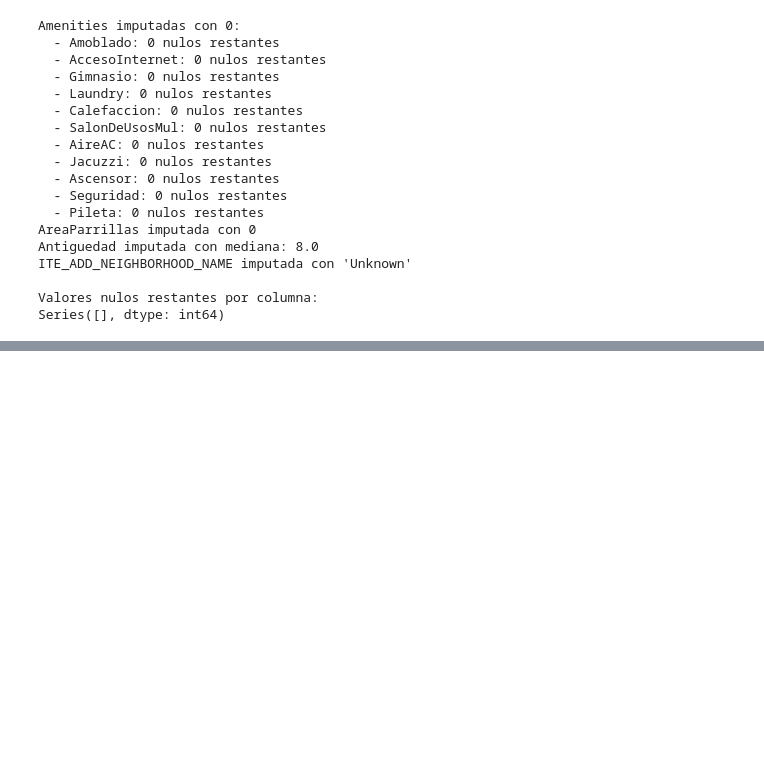
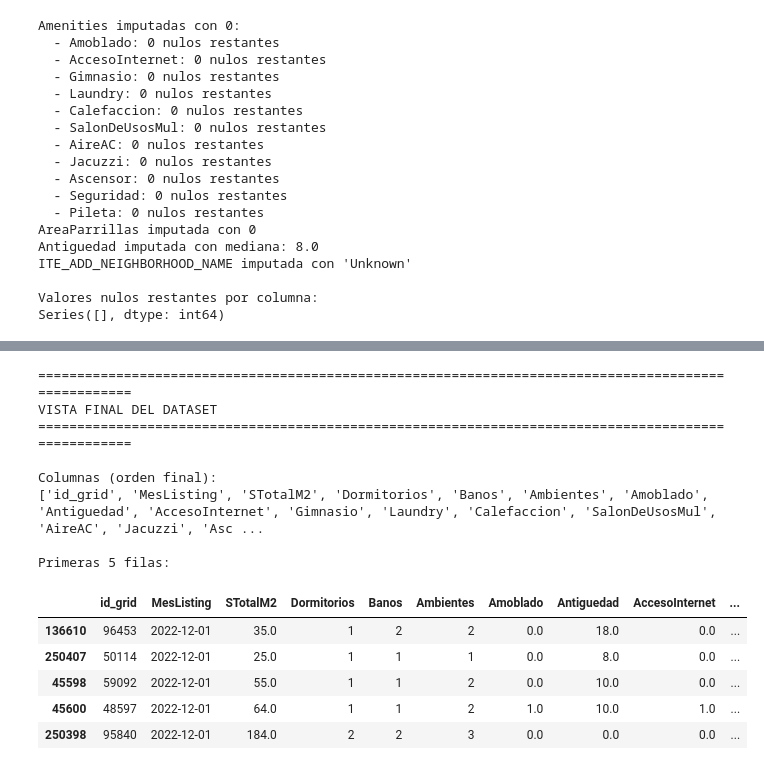
Before and after one commit to cijjas/house-price-predictor, a Jupyter notebook: transformation-pipeline.ipynb, the cells around one changed output, grey strips where cells are left out. Drawn from its saved outputs; the diff is of its cells as text; code cells hidden in the pictures; blank space fills up the shorter version.

```diff
--- a/transformation-pipeline.ipynb
+++ b/transformation-pipeline.ipynb
@@ -465,0 +673,26 @@ Listo para modelado
+# %%
+# Vista final del dataset: columnas y ejemplos
+print("=" * 100)
+print("VISTA FINAL DEL DATASET")
+print("=" * 100)
+
+print("\nColumnas (orden final):")
+print(df.columns.tolist())
+
+print("\nPrimeras 5 filas:")
+display(df.head(5))
+# %% [output]
+====================================================================================================
+VISTA FINAL DEL DATASET
+====================================================================================================
+
+Columnas (orden final):
+['id_grid', 'MesListing', 'STotalM2', 'Dormitorios', 'Banos', 'Ambientes', 'Amoblado', 'Antiguedad', 'AccesoInternet', 'Gimnasio', 'Laundry', 'Calefaccion', 'SalonDeUsosMul', 'AireAC', 'Jacuzzi', 'Asc ...
+
+Primeras 5 filas:
+|  | id_grid | MesListing | STotalM2 | Dormitorios | Banos | Ambientes | Amoblado | Antiguedad | AccesoInternet | ... |
+| 136610 | 96453 | 2022-12-01 | 35.0 | 1 | 2 | 2 | 0.0 | 18.0 | 0.0 | ... |
+| 250407 | 50114 | 2022-12-01 | 25.0 | 1 | 1 | 1 | 0.0 | 8.0 | 0.0 | ... |
+| 45598 | 59092 | 2022-12-01 | 55.0 | 1 | 1 | 2 | 0.0 | 10.0 | 0.0 | ... |
+| 45600 | 48597 | 2022-12-01 | 64.0 | 1 | 1 | 2 | 1.0 | 10.0 | 1.0 | ... |
+| 250398 | 95840 | 2022-12-01 | 184.0 | 2 | 2 | 3 | 0.0 | 0.0 | 0.0 | ... |
```
Also changed, not shown: parts of 8 cells of this notebook, 6 other files.
